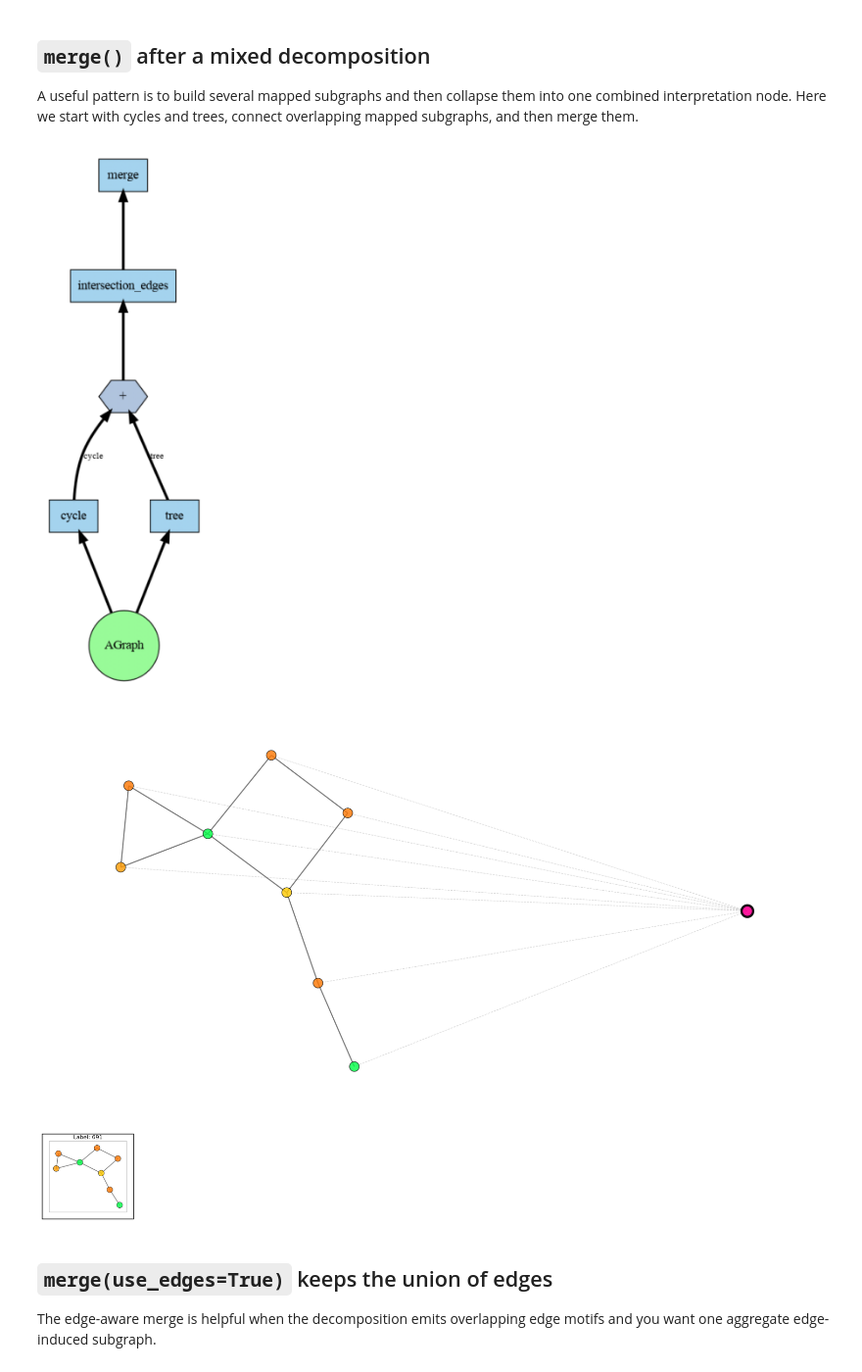
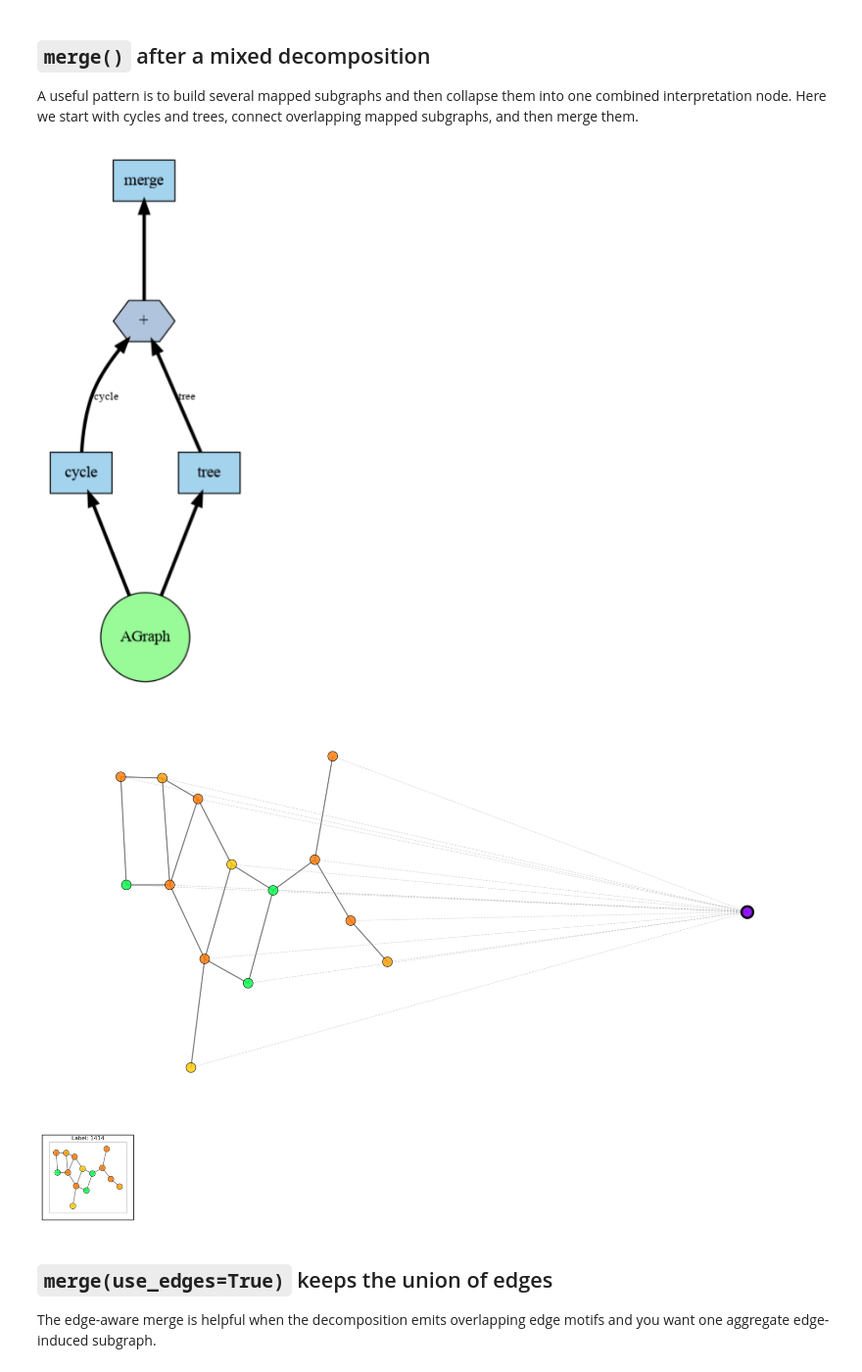
Before and after one commit to fabriziocosta/abstractgraph, a Jupyter notebook: notebooks/examples/example_abstract_graph_operators_03_merge_and_complements.ipynb, the cells around one changed output. Shown at 98% size. Drawn from its saved outputs; the diff is of its cells as text; code cells hidden in the pictures.

Commit message:
Refine spine decomposition displays

```diff
--- a/notebooks/examples/example_abstract_graph_operators_03_merge_and_complements.ipynb
+++ b/notebooks/examples/example_abstract_graph_operators_03_merge_and_complements.ipynb
@@ -58,9 +58,18 @@ from abstractgraph.display import display, display_decomposition_graph, display_
 from abstractgraph.operators import *
 
 
-def draw(graph, decomposition_function, *, nbits=11, size=(12, 6), n_elements_per_row=8):
+# label_mode options:
+# - "graph_hash": hash the mapped image subgraph structure
+# - "operator_hash": hash the operator/user-name metadata
+
+def draw(graph, decomposition_function, *, nbits=11, label_mode="graph_hash", size=(12, 6), n_elements_per_row=8):
     display_decomposition_graph(decomposition_function)
-    ag = graph_to_abstract_graph(graph, decomposition_function=decomposition_function, nbits=nbits)
+    ag = graph_to_abstract_graph(
+        graph,
+        decomposition_function=decomposition_function,
+        nbits=nbits,
+        label_mode=label_mode,
+    )
     display(ag, size=size)
     display_mappings(ag, n_elements_per_row=n_elements_per_row)
     return ag
@@ -79,11 +88,20 @@ graph.add_nodes_from([
     (5, {'label': 'S'}),
     (6, {'label': 'C'}),
     (7, {'label': 'O'}),
+    (8, {'label': 'C'}),
+    (9, {'label': 'N'}),
+    (10, {'label': 'C'}),
+    (11, {'label': 'O'}),
+    (12, {'label': 'C'}),
+    (13, {'label': 'S'}),
 ])
 graph.add_edges_from([
-    (0, 1), (1, 2), (2, 3), (3, 0),
-    (2, 4), (4, 5), (5, 2),
-    (3, 6), (6, 7),
+    (0, 1), (1, 2), (2, 3), (3, 4), (4, 5), (5, 6),
+    (2, 7), (7, 8), (8, 9),
+    (4, 10), (10, 11),
+    (1, 12), (12, 13),
+    (3, 8), (5, 10), (6, 11),
+    (8, 10),
 ])
 
 print(graph)
@@ -96,12 +114,12 @@ Graph with 8 nodes and 9 edges
 
 A useful pattern is to build several mapped subgraphs and then collapse them into one combined interpretation node. Here we start with cycles and trees, connect overlapping mapped subgraphs, and then merge them.
 # %%
-df = compose(merge(), intersection_edges(), add(cycle(), tree()))
+df = compose(merge(), add(cycle(), tree()))
 merged_cycle_tree_ag = draw(graph, df)
 # %% [output]
-[figure, old version]
+[figure, new version]
-[figure, old version]
+[figure, new version]
-[figure, old version]
+[figure, new version]
 # %% [markdown]
 ## `merge(use_edges=True)` keeps the union of edges
 
```
Also changed, not shown: parts of 10 cells of this notebook, 3 other files.
